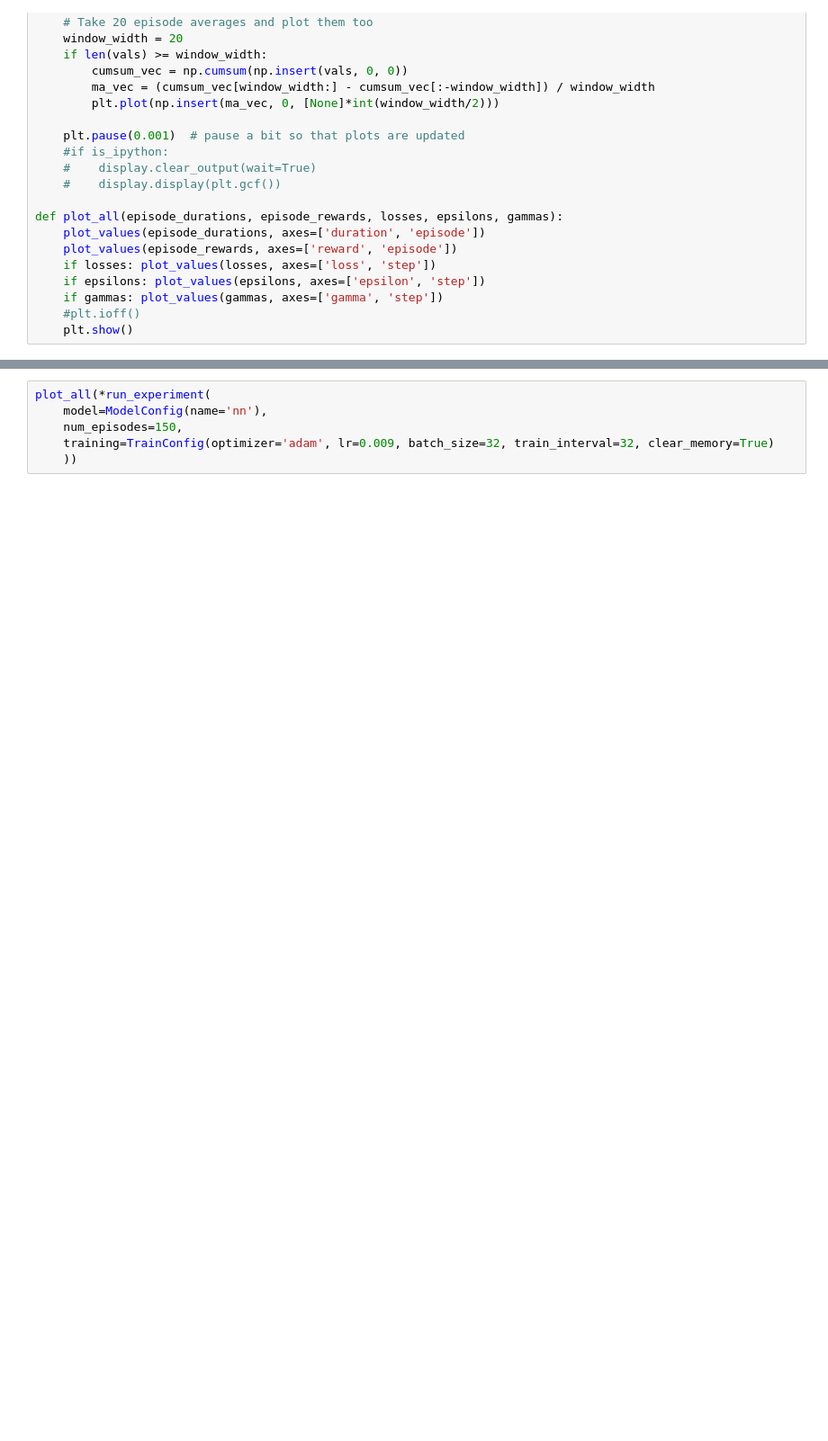
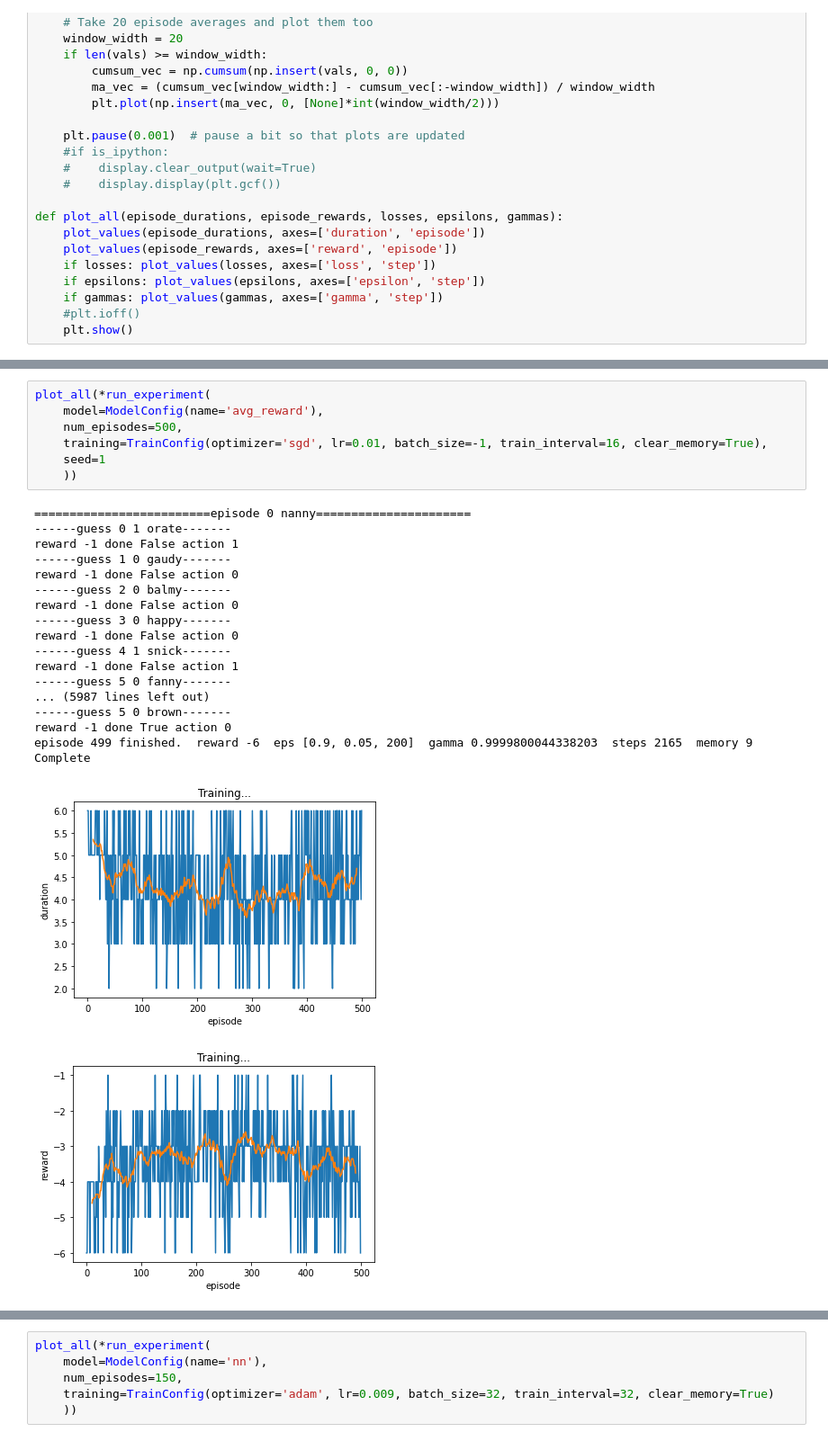
Before and after one commit to kbb29/wordle-solver, a Jupyter notebook: PolicyGradient.ipynb, the cells around one changed output, grey strips where cells are left out. Shown at 90% size. Cells and saved outputs as stored; diff of their text form; blank space fills up the shorter version.

```diff
--- a/PolicyGradient.ipynb
+++ b/PolicyGradient.ipynb
@@ -436,0 +459,27 @@ Complete
+# %%
+plot_all(*run_experiment(
+    model=ModelConfig(name='avg_reward'),
+    num_episodes=500,
+    training=TrainConfig(optimizer='sgd', lr=0.01, batch_size=-1, train_interval=16, clear_memory=True),
+    seed=1
+    ))
+# %% [output]
+=========================episode 0 nanny======================
+------guess 0 1 orate-------
+reward -1 done False action 1
+------guess 1 0 gaudy-------
+reward -1 done False action 0
+------guess 2 0 balmy-------
+reward -1 done False action 0
+------guess 3 0 happy-------
+reward -1 done False action 0
+------guess 4 1 snick-------
+reward -1 done False action 1
+------guess 5 0 fanny-------
+... (5987 lines left out)
+------guess 5 0 brown-------
+reward -1 done True action 0
+episode 499 finished.  reward -6  eps [0.9, 0.05, 200]  gamma 0.9999800044338203  steps 2165  memory 9
+Complete
+[figure, added]
+[figure, added]
```
Also changed, not shown: parts of 10 cells of this notebook.
